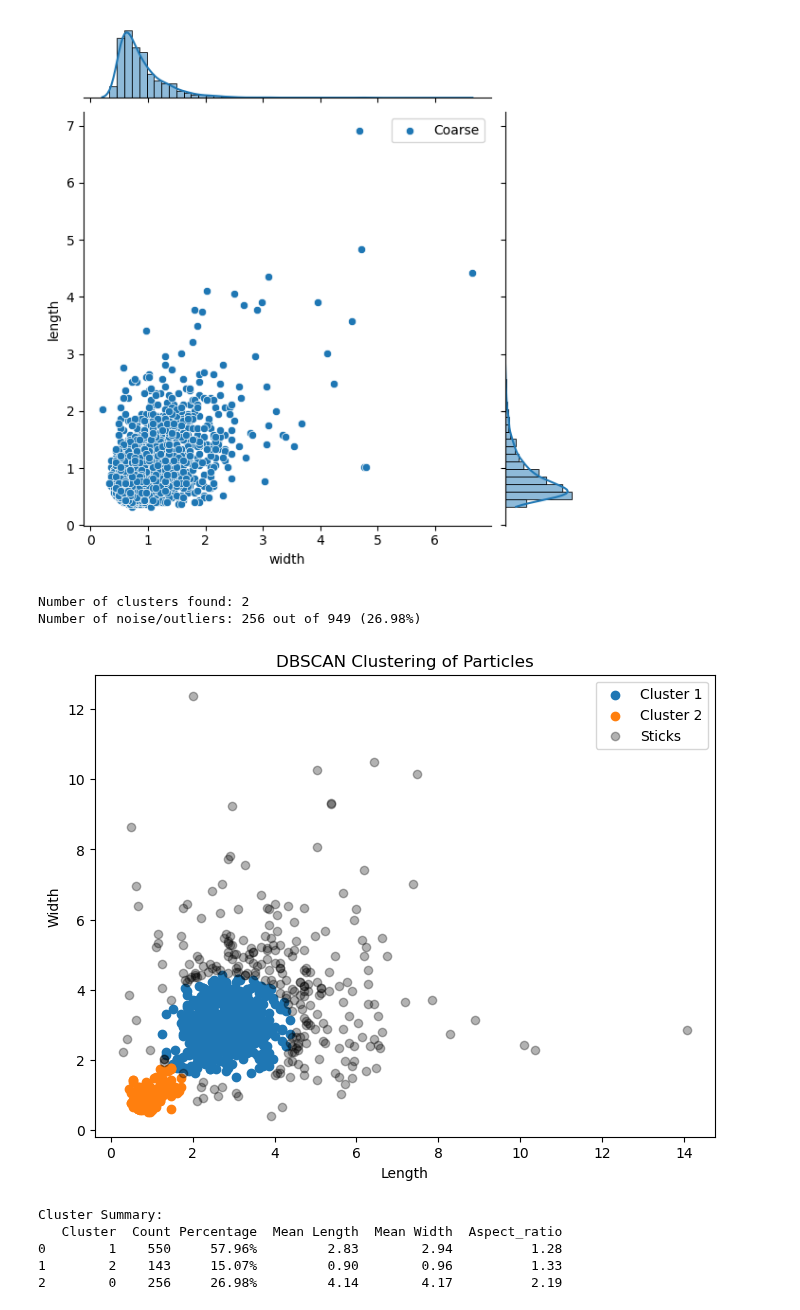
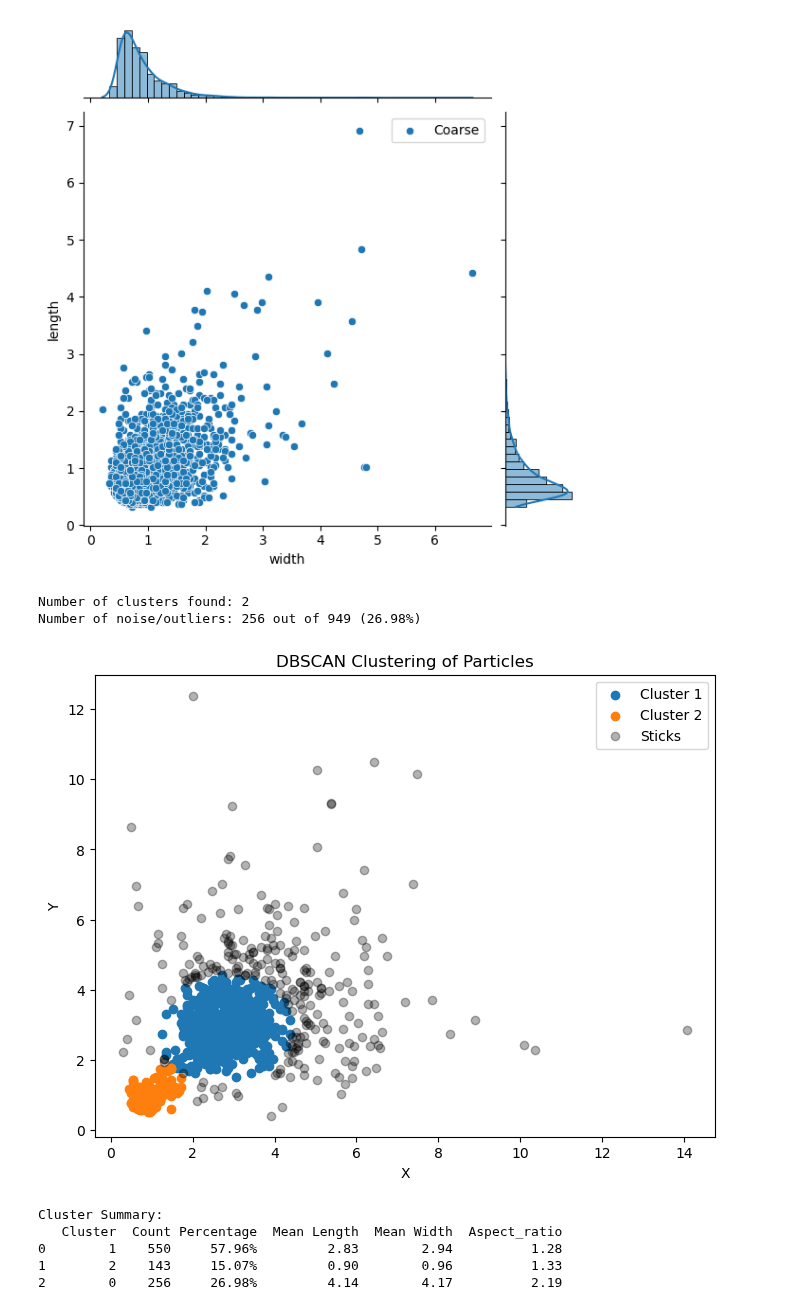
Before and after one commit to joaquinaicrag/UNIBS, a Jupyter notebook: Paper1-YMporousmat/count_grains/grains_dist.ipynb, the cells around one changed output. Drawn from its saved outputs; the diff is of its cells as text; code cells hidden in the pictures.

```diff
--- a/Paper1-YMporousmat/count_grains/grains_dist.ipynb
+++ b/Paper1-YMporousmat/count_grains/grains_dist.ipynb
@@ -208,8 +211,8 @@ for cluster_id in set(labels):
             color=palette[cluster_id % len(palette)]
         )
 
-plt.xlabel('Length')
-plt.ylabel('Width')
+plt.xlabel('X')
+plt.ylabel('Y')
 plt.title('DBSCAN Clustering of Particles')
 plt.legend()
 plt.show()
@@ -228,34 +231,34 @@ clusters = set(labels)
 
 # Prepare summary list
 summary_list = []
 
 for cluster_id in (clusters):
     cluster_points = df_clusters[df_clusters['cluster'] == cluster_id]
     count = len(cluster_points)
     mean_length = round(cluster_points['length'].mean(), 2)
     mean_width = round(cluster_points['width'].mean(), 2)
 
     list_dimensions = list(zip(cluster_points['length'], cluster_points['width']))
     ratio = [max(dim)/min(dim) for dim in list_dimensions]
     aspect_ratio = round(np.mean(ratio), 2)
 
     summary_list.append({
         'Cluster': cluster_id+1,  # +1 for human-friendly numbering
         'Count': count,
         'Percentage': f'{round(count / total_points * 100, 2)}%',
         'Mean Length': mean_length,
         'Mean Width': mean_width,
         'Aspect_ratio': aspect_ratio
     })
 
 # Convert to DataFrame
 summary_df = pd.DataFrame(summary_list)
 print("\nCluster Summary:")
 print(summary_df)
 # %% [output]
 Number of clusters found: 2
 Number of noise/outliers: 256 out of 949 (26.98%)
-[figure, old version]
+[figure, new version]
 Cluster Summary:
    Cluster  Count Percentage  Mean Length  Mean Width  Aspect_ratio
 0        1    550     57.96%         2.83        2.94          1.28
```
Also changed, not shown: parts of 5 cells of this notebook, 11 other files.
